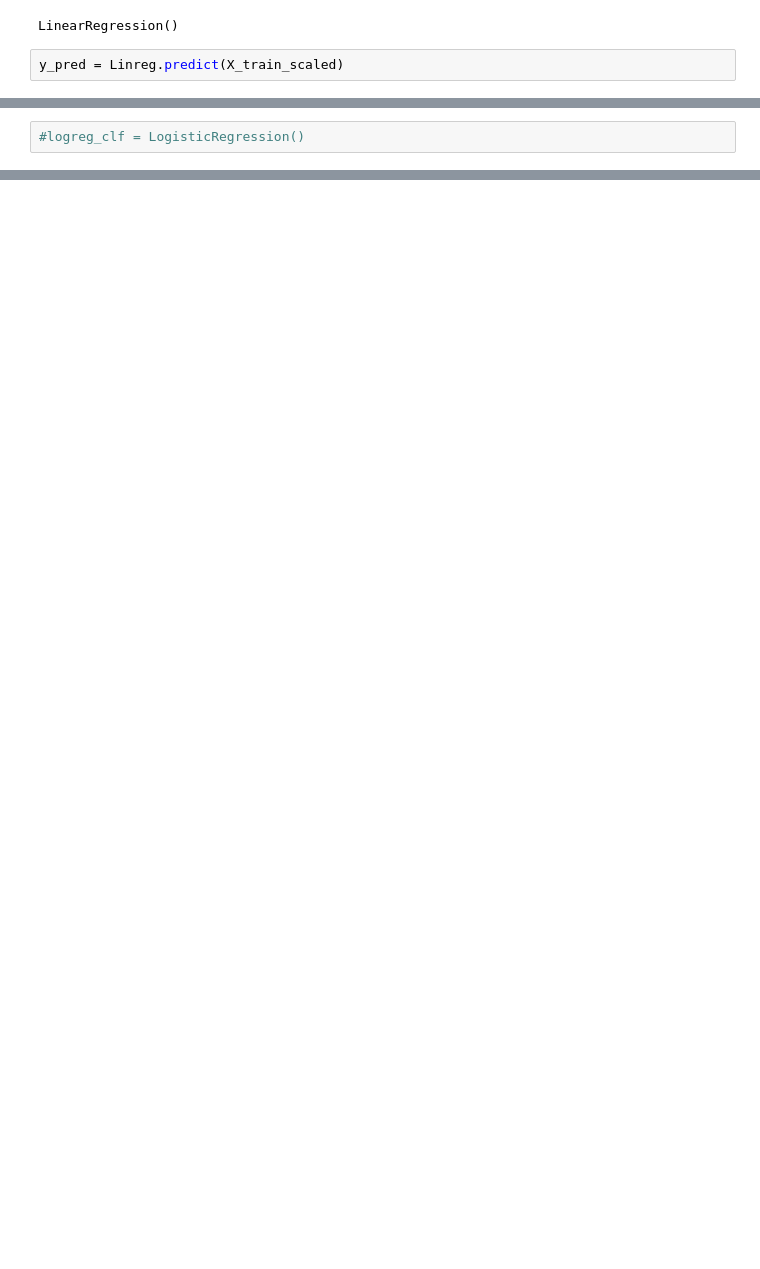
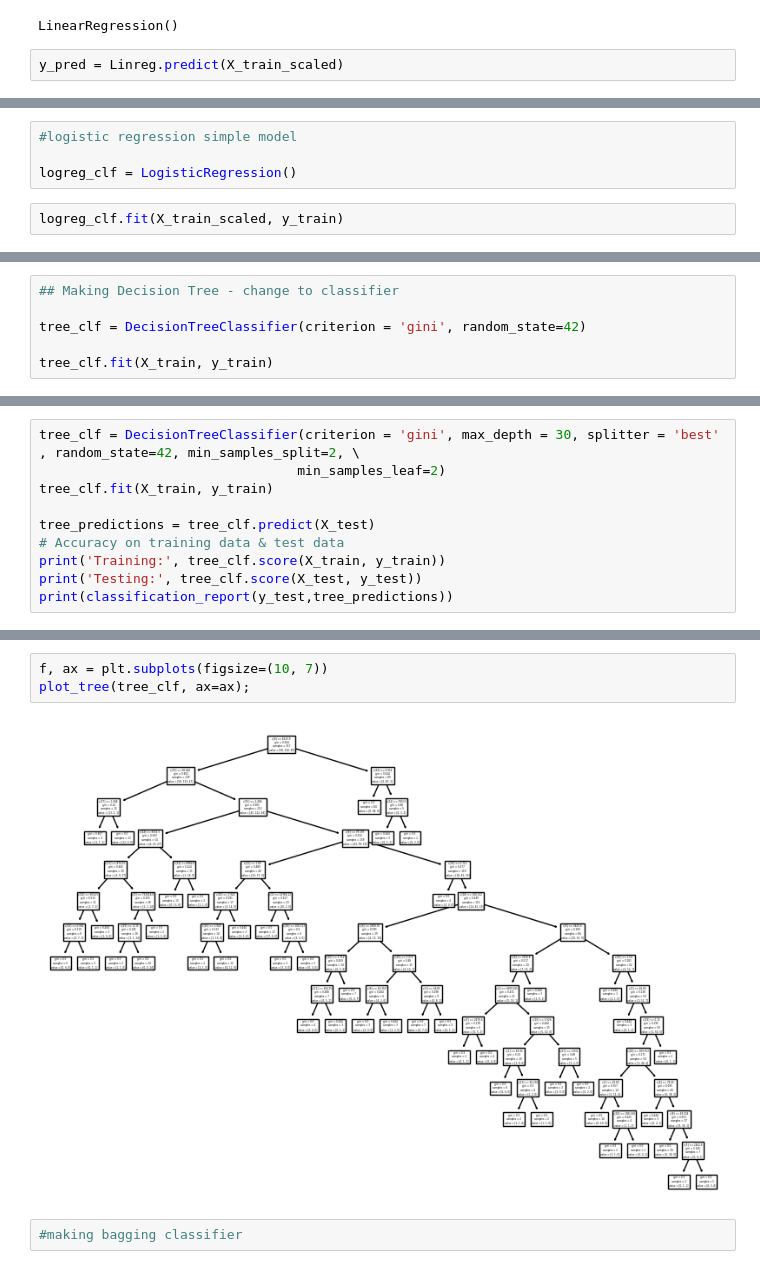
Before and after one commit to bpolke13/Fed_Funds_Predictor, a Jupyter notebook: Phase_5_Project.ipynb, the cells around one changed output, grey strips where cells are left out. Drawn from its saved outputs; the diff is of its cells as text; blank space fills up the shorter version.

```diff
--- a/Phase_5_Project.ipynb
+++ b/Phase_5_Project.ipynb
@@ -355,2 +436,6 @@ lr1.score(X_test, y_test)
 # %%
-#logreg_clf = LogisticRegression()
+#logistic regression simple model
+
+logreg_clf = LogisticRegression()
+# %%
+logreg_clf.fit(X_train_scaled, y_train)
@@ -356,0 +452,6 @@ lr1.score(X_test, y_test)
+# %%
+## Making Decision Tree - change to classifier
+
+tree_clf = DecisionTreeClassifier(criterion = 'gini', random_state=42)
+
+tree_clf.fit(X_train, y_train)
@@ -356,0 +460,10 @@ lr1.score(X_test, y_test)
+# %%
+tree_clf = DecisionTreeClassifier(criterion = 'gini', max_depth = 30, splitter = 'best' , random_state=42, min_samples_split=2, \
+                                 min_samples_leaf=2)
+tree_clf.fit(X_train, y_train)
+
+tree_predictions = tree_clf.predict(X_test)
+# Accuracy on training data & test data
+print('Training:', tree_clf.score(X_train, y_train))
+print('Testing:', tree_clf.score(X_test, y_test))
+print(classification_report(y_test,tree_predictions))
@@ -356,0 +482,7 @@ lr1.score(X_test, y_test)
+# %%
+f, ax = plt.subplots(figsize=(10, 7))
+plot_tree(tree_clf, ax=ax);
+# %% [output]
+[figure, added]
+# %%
+#making bagging classifier
```
Also changed, not shown: parts of 72 cells of this notebook, 2 other files.
